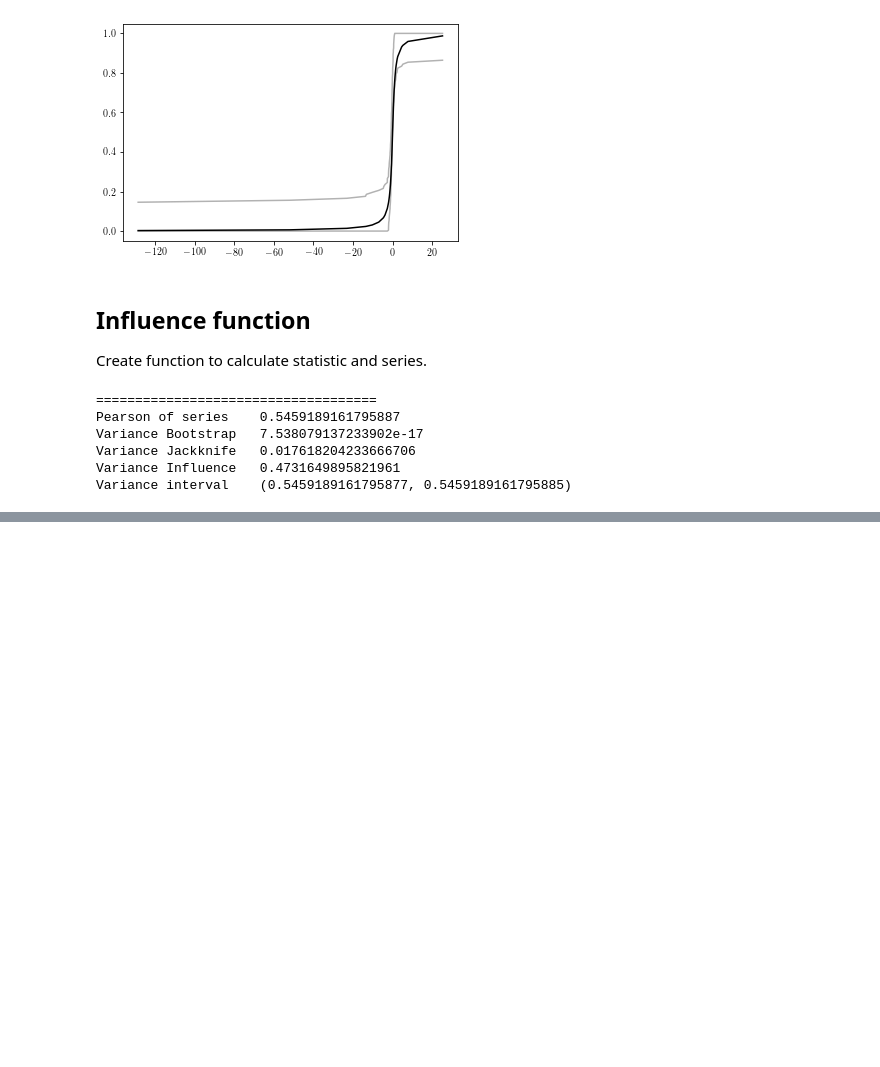
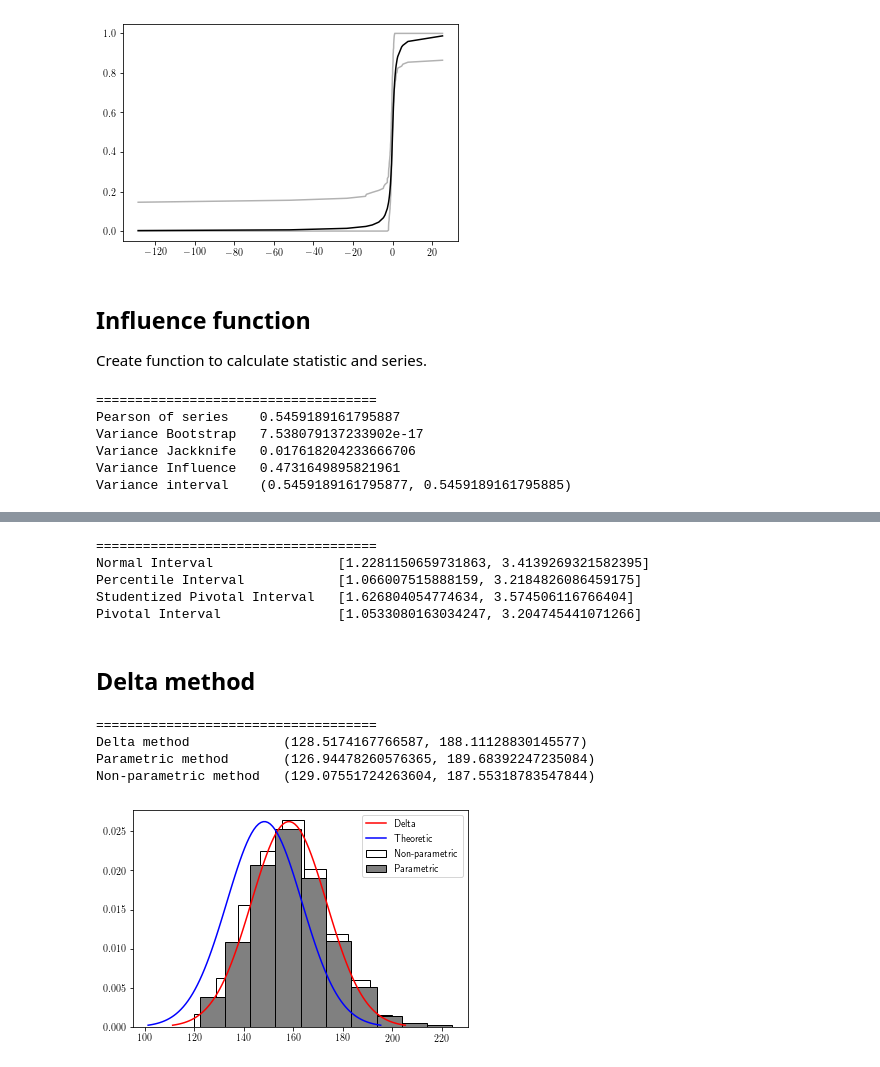
Before and after one commit to Daples/mathematical-engineering, a Jupyter notebook: 201/non-parametric-statistics/workshop-code.ipynb, the cells around one changed output, grey strips where cells are left out. Cells and saved outputs as stored; diff of their text form; code cells hidden in the pictures; blank space fills up the shorter version.

```diff
--- a/201/non-parametric-statistics/workshop-code.ipynb
+++ b/201/non-parametric-statistics/workshop-code.ipynb
@@ -917,0 +964,77 @@ Variance interval    (0.5459189161795877, 0.5459189161795885)
+# %%
+results = {}
+counts = {}
+for dic in intervals:
+    for key in dic:
+        if key in results:
+            results[key][0] += dic[key][0]
+            results[key][1] += dic[key][1]
+            counts[key] += 1
+        else:
+            results[key] = list(dic[key])
+            counts[key] = 1
+
+for key in results:
+    results[key][0] /= counts[key]
+    results[key][1] /= counts[key]
+
+print_results(results)
+# %% [output]
+====================================
+Normal Interval                [1.2281150659731863, 3.4139269321582395]
+Percentile Interval            [1.066007515888159, 3.2184826086459175]
+Studentized Pivotal Interval   [1.626804054774634, 3.574506116766404]
+Pivotal Interval               [1.0533080163034247, 3.204745441071266]
+# %% [markdown]
+## Delta method
+# %%
+sample = np.random.normal(loc=5, scale=1, size=100)
+# %%
+n = 1000
+alpha = 0.05
+
+# Delta method
+L_x = lambda x: (x - x.mean()) * np.exp(x.mean())
+L = np.sqrt((L_x(sample) ** 2).sum() / len(sample)) / np.sqrt(len(sample))
+z_alpha = st.norm.ppf(1 - alpha/2)
+
+lower = np.exp(sample.mean()) - L* z_alpha
+upper = np.exp(sample.mean()) + L * z_alpha
+
+# Paremtric Bootstrap method
+mean = sample.mean()
+statistic = lambda x: np.exp(x.mean())
+para_interval, para_stats = parametric_bootstrap(sample, n, st.norm, statistic, [mean, 1], alpha=alpha)
+
+# Non-parametric Bootstrap method
+non_interval, add = bootstrap(sample, n, statistic, method=0, alpha=alpha)
+non_stats = add['stats']
+
+results = {"Delta method": (lower, upper),
+           "Parametric method": para_interval,
+           "Non-parametric method": non_interval}
+print_results(results)
+# %% [output]
+====================================
+Delta method            (128.5174167766587, 188.11128830145577)
+Parametric method       (126.94478260576365, 189.68392247235084)
+Non-parametric method   (129.07551724263604, 187.55318783547844)
+# %%
+# Bootstrap
+plt.hist(non_stats, color='white', ec='black', label='Non-parametric', density=True)
+plt.hist(para_stats, color='gray', ec='black', label='Parametric', density=True)
+
+# Delta method
+params_delta = [np.exp(sample.mean()), L]
+x = np.linspace(st.norm.ppf(0.001, *params_delta), st.norm.ppf(0.999, *params_delta), 100)
+plt.plot(x, st.norm.pdf(x, *params_delta), 'r', label='Delta')
+
+# theoretic
+params = [np.exp(5), L]
+x = np.linspace(st.norm.ppf(0.001, *params), st.norm.ppf(0.999, *params), 100)
+plt.plot(x, st.norm.pdf(x, *params), 'b', label='Theoretic')
+
+plt.legend()
+plt.show()
+# %% [output]
+[figure, added]
```
Also changed, not shown: parts of 4 cells of this notebook.
